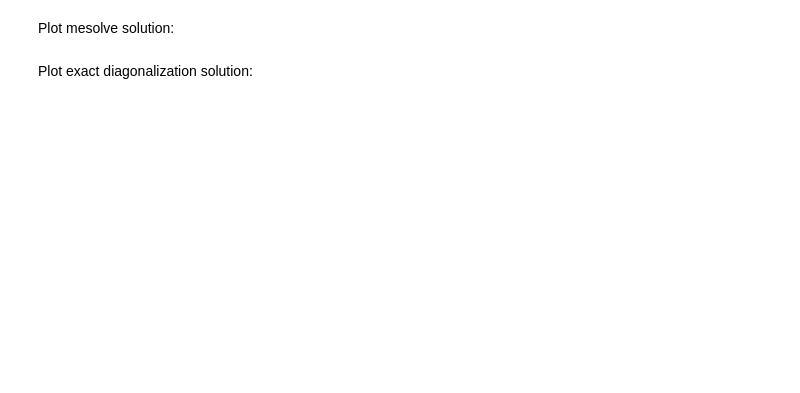
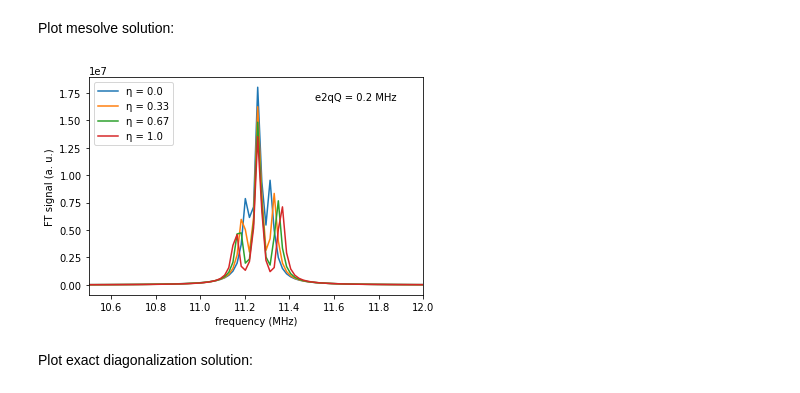
Before and after one commit to vemiBGH/PULSEE, a Jupyter notebook: demos/sim_vesna_nb.ipynb, the cells around one changed output. Cells and saved outputs as stored; diff of their text form; code cells hidden in the pictures; blank space fills up the shorter version.

```diff
--- a/demos/sim_vesna_nb.ipynb
+++ b/demos/sim_vesna_nb.ipynb
@@ -121,14 +124,16 @@ Plot mesolve solution:
 # %%
 fig, ax = plt.subplots()
 for eta, f, ft in fts_mesolve:
 	plt.plot(f, np.absolute(ft)**2, label="\N{GREEK SMALL LETTER ETA} = " + str(np.round(eta, 2)))
 
 plt.figtext(.65, .8, 'e2qQ = ' + str(np.round(e2qQ, 3)) + ' MHz')
 plt.legend(loc='upper left')
 plt.xlabel("frequency (MHz)")
 plt.ylabel("FT signal (a. u.)")
-
+plt.xlim(10.5, 12)
 plt.show()
+# %% [output]
+[figure, added]
 # %% [markdown]
 Plot exact diagonalization solution:
 # %%
```
Also changed, not shown: parts of 5 cells of this notebook, 3 other files.
